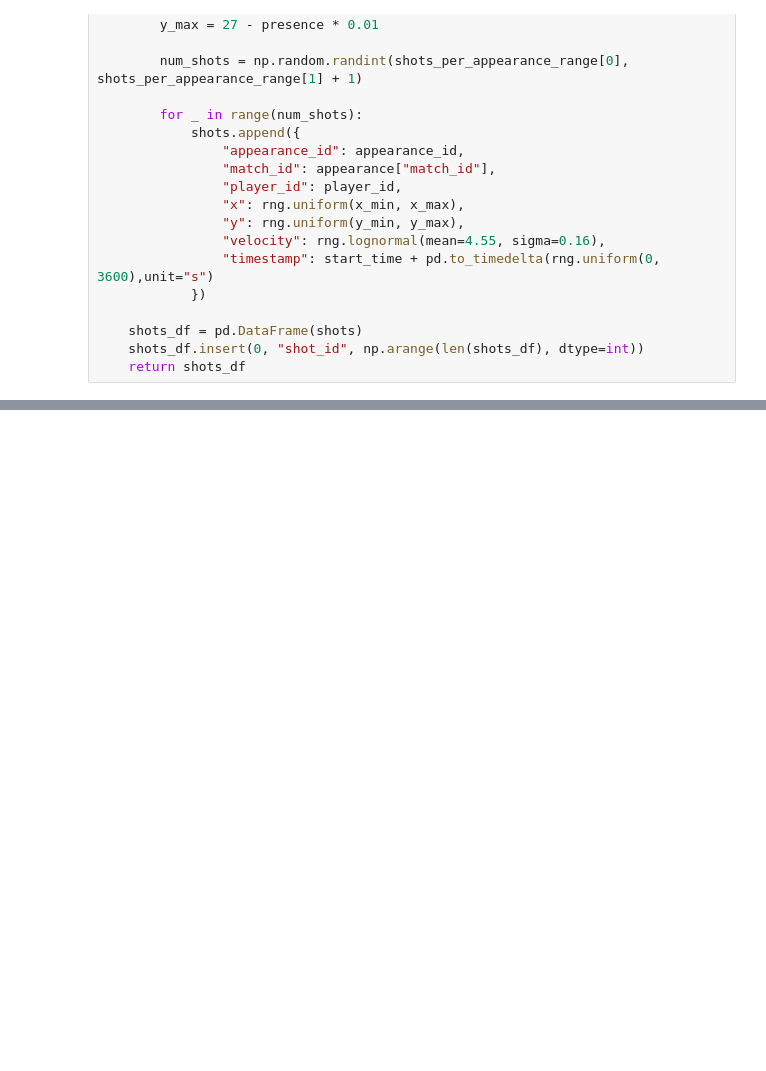
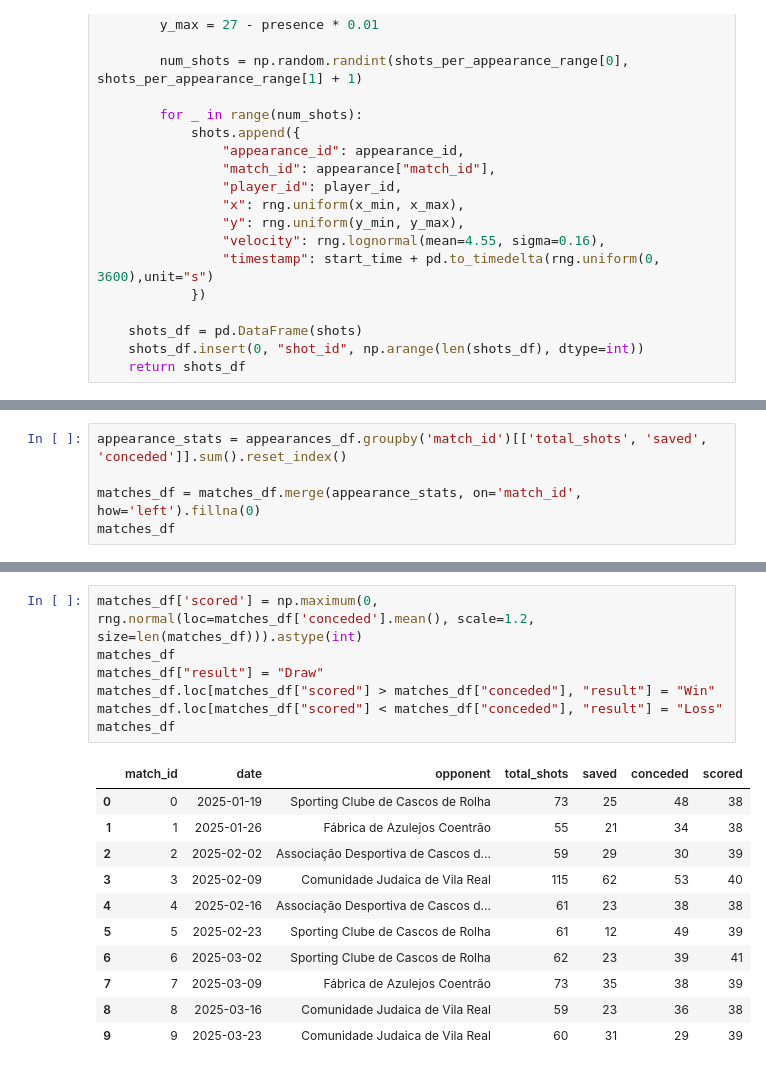
Before and after one commit to mingosmingos/synthetic-goalkeeping-data, a Jupyter notebook: Data Generation.ipynb, the cells around one changed output, grey strips where cells are left out. Drawn from its saved outputs; the diff is of its cells as text; blank space fills up the shorter version.

```diff
--- a/Data Generation.ipynb
+++ b/Data Generation.ipynb
@@ -200,0 +216,5 @@ Goals: 234, Saves: 449
+# %%
+appearance_stats = appearances_df.groupby('match_id')[['total_shots', 'saved', 'conceded']].sum().reset_index()
+
+matches_df = matches_df.merge(appearance_stats, on='match_id', how='left').fillna(0)
+matches_df
@@ -200,0 +233,19 @@ Goals: 234, Saves: 449
+# %%
+matches_df['scored'] = np.maximum(0, rng.normal(loc=matches_df['conceded'].mean(), scale=1.2, size=len(matches_df))).astype(int)
+matches_df
+matches_df["result"] = "Draw"
+matches_df.loc[matches_df["scored"] > matches_df["conceded"], "result"] = "Win"
+matches_df.loc[matches_df["scored"] < matches_df["conceded"], "result"] = "Loss"
+matches_df
+# %% [output]
+|  | match_id | date | opponent | total_shots | saved | conceded | scored |
+| 0 | 0 | 2025-01-19 | Sporting Clube de Cascos de Rolha | 73 | 25 | 48 | 38 |
+| 1 | 1 | 2025-01-26 | Fábrica de Azulejos Coentrão | 55 | 21 | 34 | 38 |
+| 2 | 2 | 2025-02-02 | Associação Desportiva de Cascos d... | 59 | 29 | 30 | 39 |
+| 3 | 3 | 2025-02-09 | Comunidade Judaica de Vila Real | 115 | 62 | 53 | 40 |
+| 4 | 4 | 2025-02-16 | Associação Desportiva de Cascos d... | 61 | 23 | 38 | 38 |
+| 5 | 5 | 2025-02-23 | Sporting Clube de Cascos de Rolha | 61 | 12 | 49 | 39 |
+| 6 | 6 | 2025-03-02 | Sporting Clube de Cascos de Rolha | 62 | 23 | 39 | 41 |
+| 7 | 7 | 2025-03-09 | Fábrica de Azulejos Coentrão | 73 | 35 | 38 | 39 |
+| 8 | 8 | 2025-03-16 | Comunidade Judaica de Vila Real | 59 | 23 | 36 | 38 |
+| 9 | 9 | 2025-03-23 | Comunidade Judaica de Vila Real | 60 | 31 | 29 | 39 |
```
Also changed, not shown: parts of 11 cells of this notebook, 6 other files.
